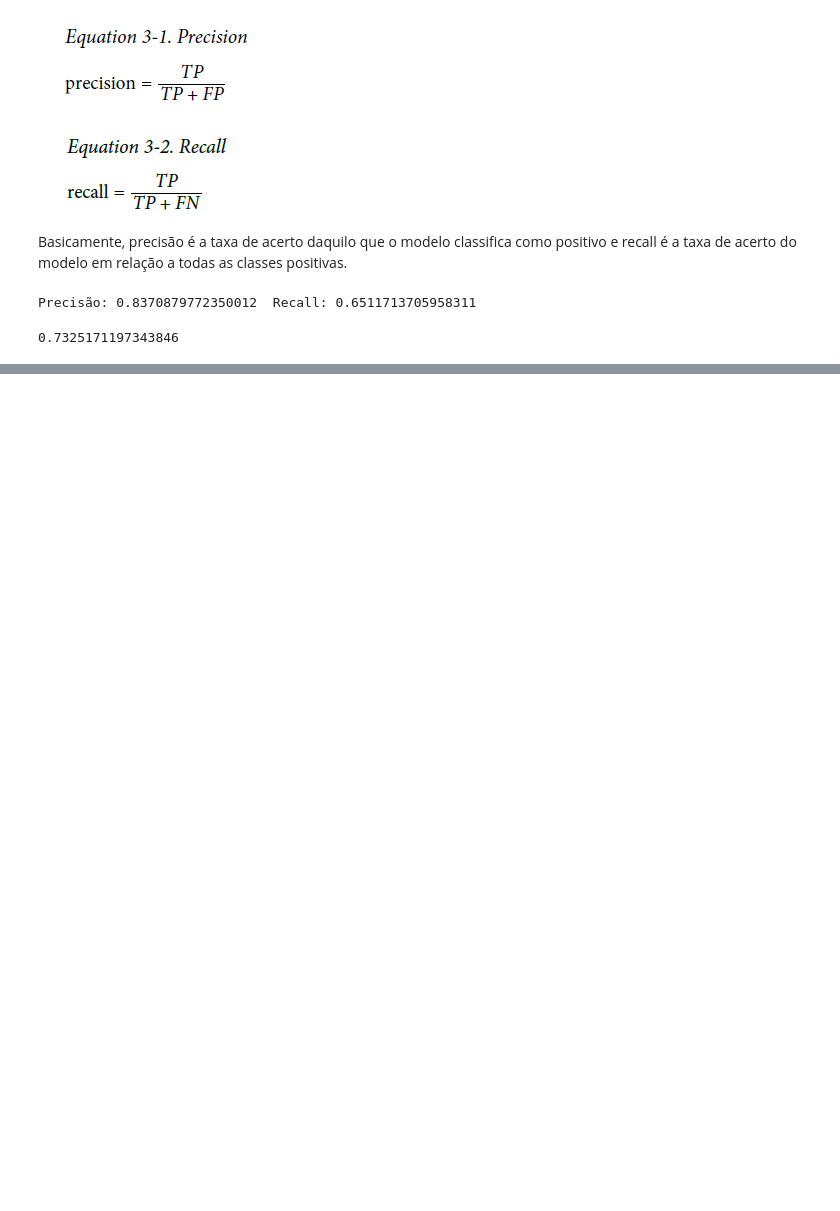
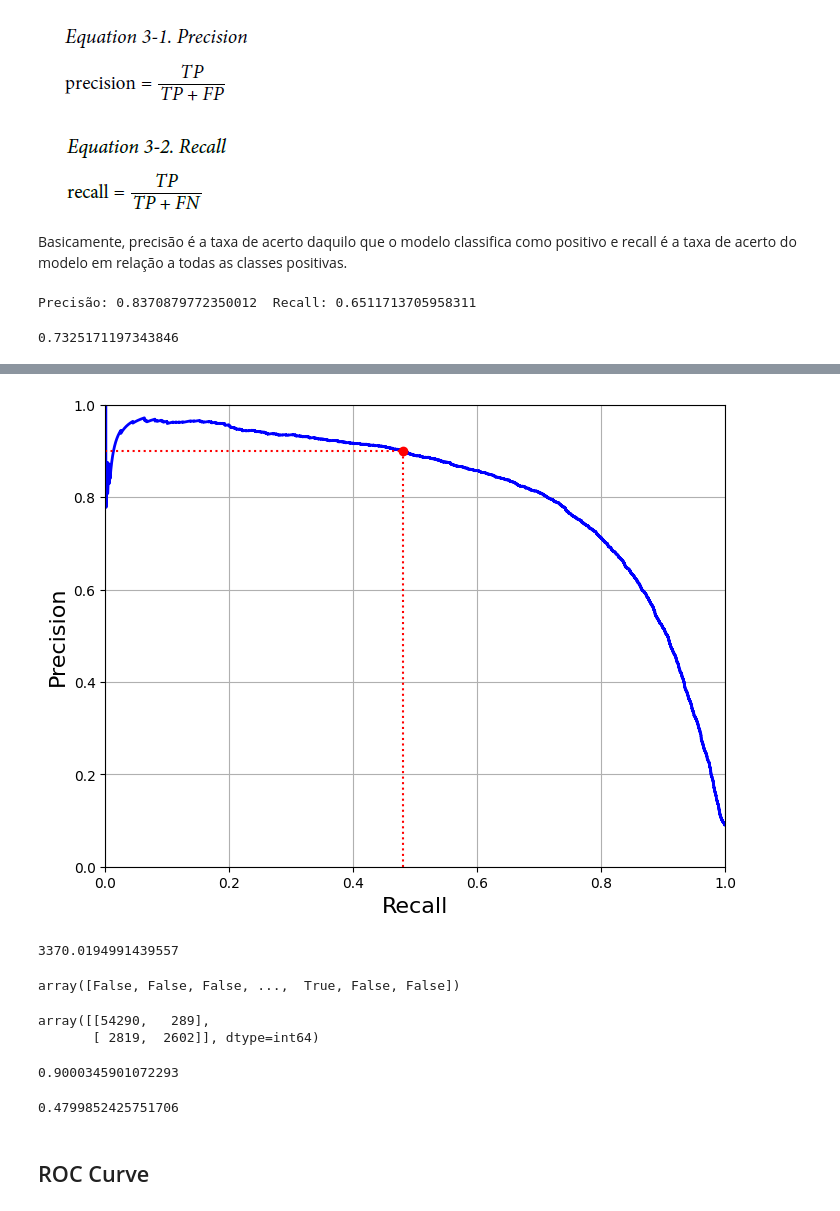
Before and after one commit to kennedylsodre/ml_book, a Jupyter notebook: cap03/cap03.ipynb, the cells around one changed output, grey strips where cells are left out. Saved outputs shown, nothing was run; the diff lists cells and outputs as text; code cells hidden in the pictures; blank space fills up the shorter version.

```diff
--- a/cap03/cap03.ipynb
+++ b/cap03/cap03.ipynb
@@ -95,0 +144,44 @@ f1_score(y_train_5,y_train_pred)
+# %%
+def plot_precision_vs_recall(precisions, recalls):
+    plt.plot(recalls, precisions, "b-", linewidth=2)
+    plt.xlabel("Recall", fontsize=16)
+    plt.ylabel("Precision", fontsize=16)
+    plt.axis([0, 1, 0, 1])
+    plt.grid(True)
+
+plt.figure(figsize=(8, 6))
+plot_precision_vs_recall(precisions, recalls)
+plt.plot([recall_90_precision, recall_90_precision], [0., 0.9], "r:")
+plt.plot([0.0, recall_90_precision], [0.9, 0.9], "r:")
+plt.plot([recall_90_precision], [0.9], "ro")
+plt.show()
+# %% [output]
+[figure, added]
+# %%
+#Descobrindo o threshold necessário caso queiramos utilizar uma precision de 90%
+thresholds_90_precision = thresholds[np.argmax(precisions >= 0.9)]
+threshold_90_precision
+# %% [output]
+3370.0194991439557
+# %%
+#Novas prediçoes
+
+y_train_pred_90 = y_scores >= threshold_90_precision
+y_train_pred_90
+# %% [output]
+array([False, False, False, ...,  True, False, False])
+# %%
+confusion_matrix(y_train_5,y_train_pred_90)
+# %% [output]
+array([[54290,   289],
+       [ 2819,  2602]], dtype=int64)
+# %%
+precision_score(y_train_5,y_train_pred_90)
+# %% [output]
+0.9000345901072293
+# %%
+recall_score(y_train_5,y_train_pred_90)
+# %% [output]
+0.4799852425751706
+# %% [markdown]
+## ROC Curve
```
Also changed, not shown: parts of 14 cells of this notebook, 1 other file.
